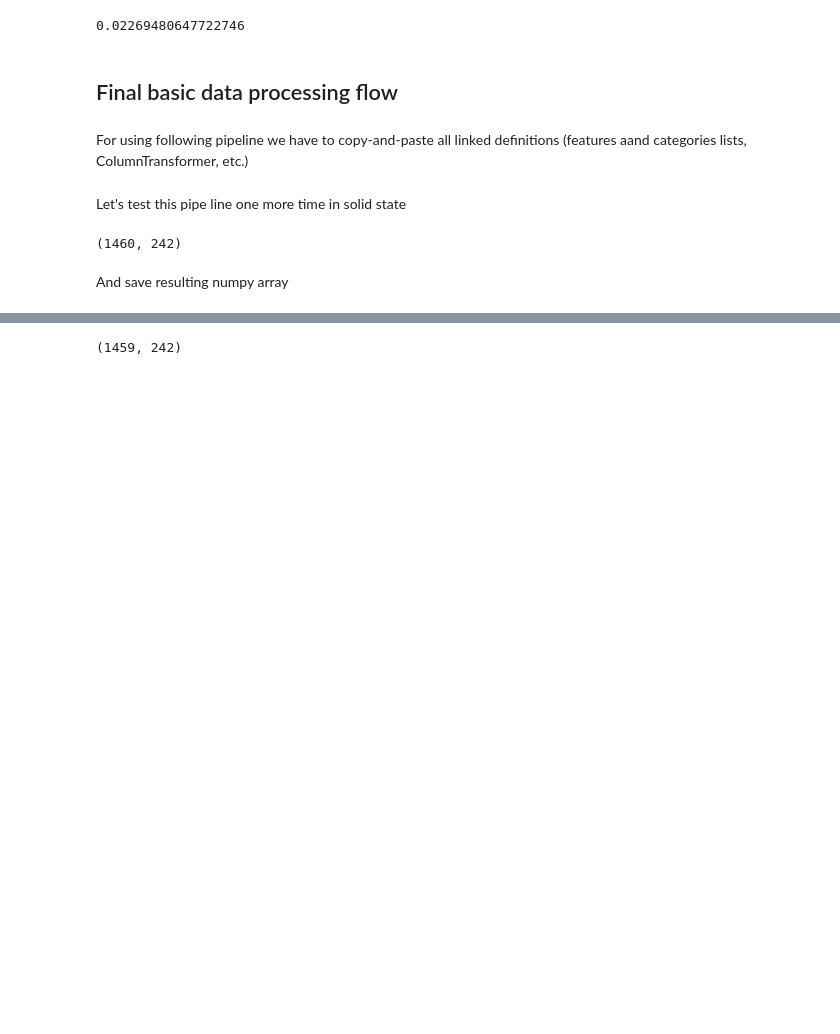
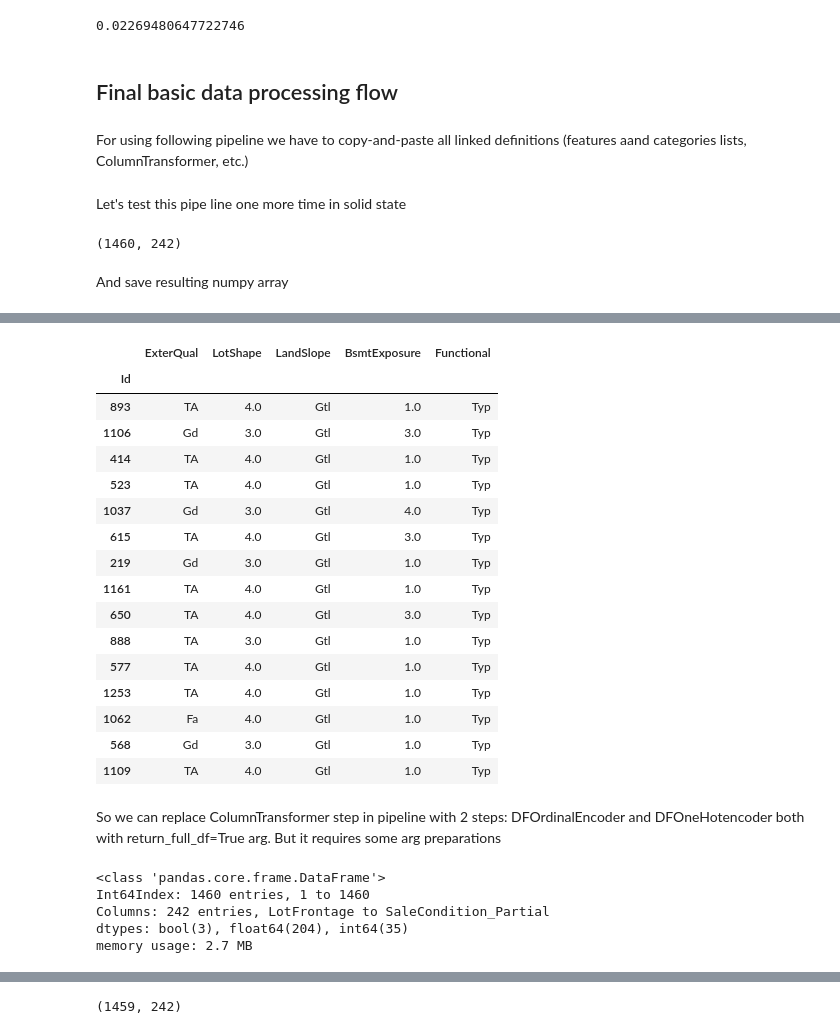
Before and after one commit to sharuhinda/adv_regression_example, a Jupyter notebook: 02_data_clean_prepare.ipynb, the cells around one changed output, grey strips where cells are left out. Drawn from its saved outputs; the diff is of its cells as text; code cells hidden in the pictures; blank space fills up the shorter version.

```diff
--- a/data_clean_prepare.ipynb
+++ b/02_data_clean_prepare.ipynb
@@ -832,0 +973,30 @@ And it's done
+# %%
+test_ore = plc.DFOrdinalEncoder(
+    cols_cats={
+        'LotShape': list(cat_ordered_features['LotShape'].categories),
+        'BsmtExposure': list(cat_ordered_features['BsmtExposure'].categories),
+    },
+    return_full_df=True
+)
+# %%
+test_ore.fit_transform(test_data)
+# %% [output]
+|  | ExterQual | LotShape | LandSlope | BsmtExposure | Functional |
+| Id |  |  |  |  |  |
+| 893 | TA | 4.0 | Gtl | 1.0 | Typ |
+| 1106 | Gd | 3.0 | Gtl | 3.0 | Typ |
+| 414 | TA | 4.0 | Gtl | 1.0 | Typ |
+| 523 | TA | 4.0 | Gtl | 1.0 | Typ |
+| 1037 | Gd | 3.0 | Gtl | 4.0 | Typ |
+| 615 | TA | 4.0 | Gtl | 3.0 | Typ |
+| 219 | Gd | 3.0 | Gtl | 1.0 | Typ |
+| 1161 | TA | 4.0 | Gtl | 1.0 | Typ |
+| 650 | TA | 4.0 | Gtl | 3.0 | Typ |
+| 888 | TA | 3.0 | Gtl | 1.0 | Typ |
+| 577 | TA | 4.0 | Gtl | 1.0 | Typ |
+| 1253 | TA | 4.0 | Gtl | 1.0 | Typ |
+| 1062 | Fa | 4.0 | Gtl | 1.0 | Typ |
+| 568 | Gd | 3.0 | Gtl | 1.0 | Typ |
+| 1109 | TA | 4.0 | Gtl | 1.0 | Typ |
+# %% [markdown]
+So we can replace ColumnTransformer step in pipeline with 2 steps: DFOrdinalEncoder and DFOneHotencoder both with return_full_df=True arg. But it requires some arg preparations
@@ -832,0 +1068,9 @@ And it's done
+# %%
+df_struct = processing_pipeline_temp.fit_transform(df)
+df_struct.info()
+# %% [output]
+<class 'pandas.core.frame.DataFrame'>
+Int64Index: 1460 entries, 1 to 1460
+Columns: 242 entries, LotFrontage to SaleCondition_Partial
+dtypes: bool(3), float64(204), int64(35)
+memory usage: 2.7 MB
```
Also changed, not shown: parts of 30 cells of this notebook, 13 other files.
